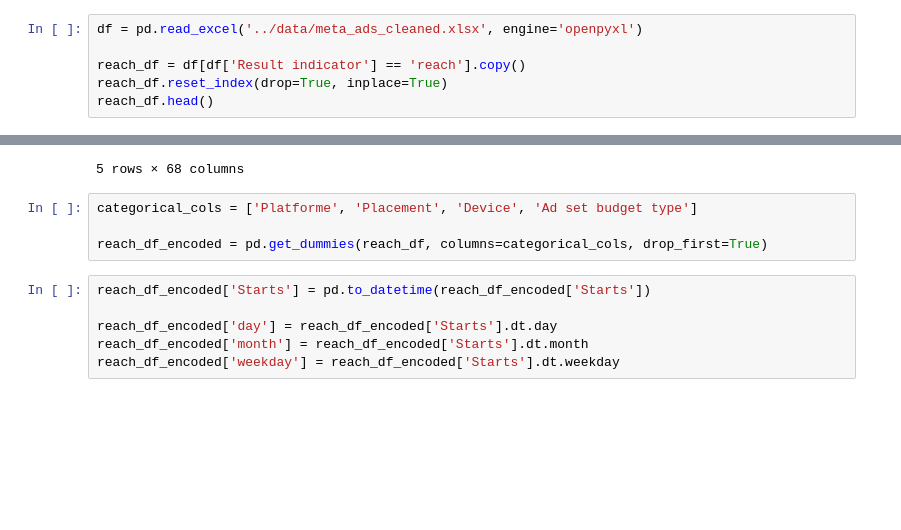
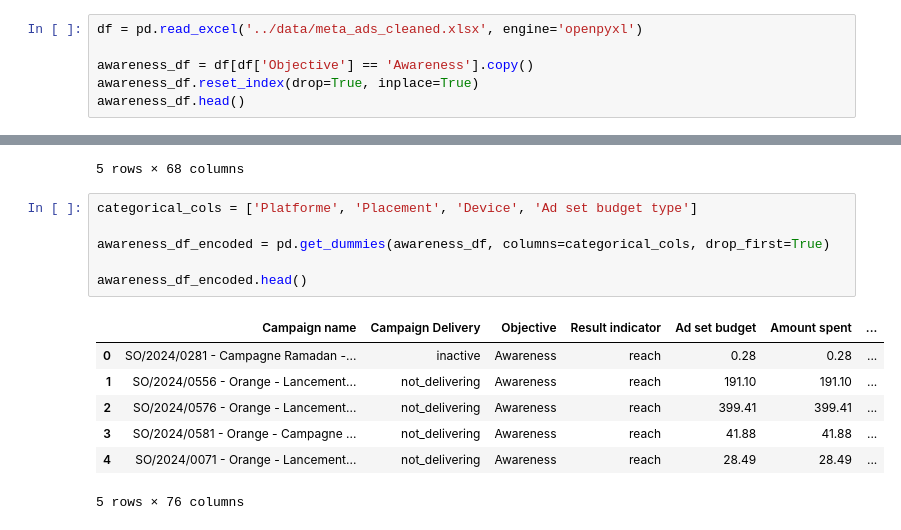
Before and after one commit to ghassantaleb/orange-tunisie-branding-analytics, a Jupyter notebook: notebooks/feature_engineering_awareness.ipynb, the cells around one changed output, grey strips where cells are left out. Saved outputs shown, nothing was run; the diff lists cells and outputs as text; blank space fills up the shorter version.

```diff
--- a/notebooks/feature_engineering_awareness.ipynb
+++ b/notebooks/feature_engineering_awareness.ipynb
@@ -15,9 +15,9 @@ import os
 # %%
 df = pd.read_excel('../data/meta_ads_cleaned.xlsx', engine='openpyxl')
 
-reach_df = df[df['Result indicator'] == 'reach'].copy()
-reach_df.reset_index(drop=True, inplace=True)
-reach_df.head()
+awareness_df = df[df['Objective'] == 'Awareness'].copy()
+awareness_df.reset_index(drop=True, inplace=True)
+awareness_df.head()
 # %% [output]
 |  | Campaign name | Campaign Delivery | Platforme | Device | Placement | Objective | Result indicator | ... |
 | 0 | SO/2024/0281 - Campagne Ramadan -... | inactive | Instagram | In-app | Feed | Awareness | reach | ... |
@@ -29,11 +29,15 @@ reach_df.head()
 # %%
 categorical_cols = ['Platforme', 'Placement', 'Device', 'Ad set budget type']
 
-reach_df_encoded = pd.get_dummies(reach_df, columns=categorical_cols, drop_first=True)
+awareness_df_encoded = pd.get_dummies(awareness_df, columns=categorical_cols, drop_first=True)
+
+awareness_df_encoded.head()
+# %% [output]
+|  | Campaign name | Campaign Delivery | Objective | Result indicator | Ad set budget | Amount spent | ... |
+| 0 | SO/2024/0281 - Campagne Ramadan -... | inactive | Awareness | reach | 0.28 | 0.28 | ... |
+| 1 | SO/2024/0556 - Orange - Lancement... | not_delivering | Awareness | reach | 191.10 | 191.10 | ... |
+| 2 | SO/2024/0576 - Orange - Lancement... | not_delivering | Awareness | reach | 399.41 | 399.41 | ... |
+| 3 | SO/2024/0581 - Orange - Campagne ... | not_delivering | Awareness | reach | 41.88 | 41.88 | ... |
+| 4 | SO/2024/0071 - Orange - Lancement... | not_delivering | Awareness | reach | 28.49 | 28.49 | ... |
+5 rows × 76 columns
-# %%
-reach_df_encoded['Starts'] = pd.to_datetime(reach_df_encoded['Starts'])
-
-reach_df_encoded['day'] = reach_df_encoded['Starts'].dt.day
-reach_df_encoded['month'] = reach_df_encoded['Starts'].dt.month
-reach_df_encoded['weekday'] = reach_df_encoded['Starts'].dt.weekday
 # %%
```
Also changed, not shown: parts of 16 cells of this notebook, 13 other files.
